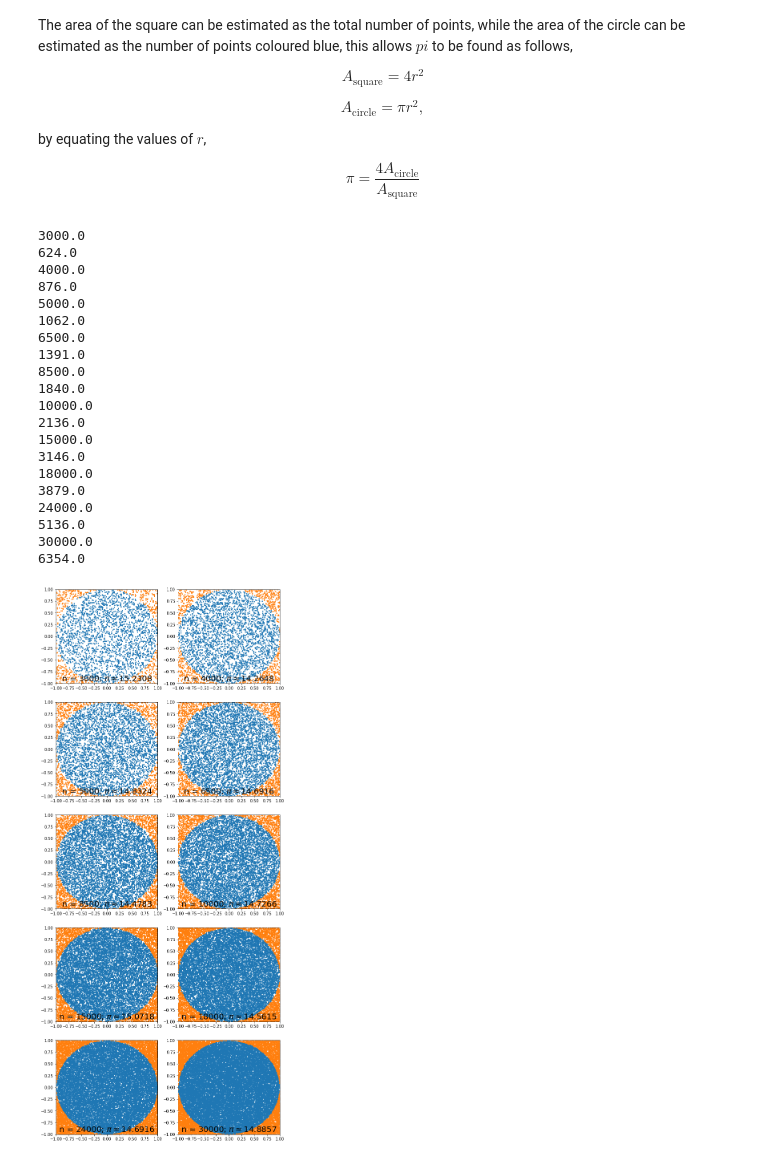
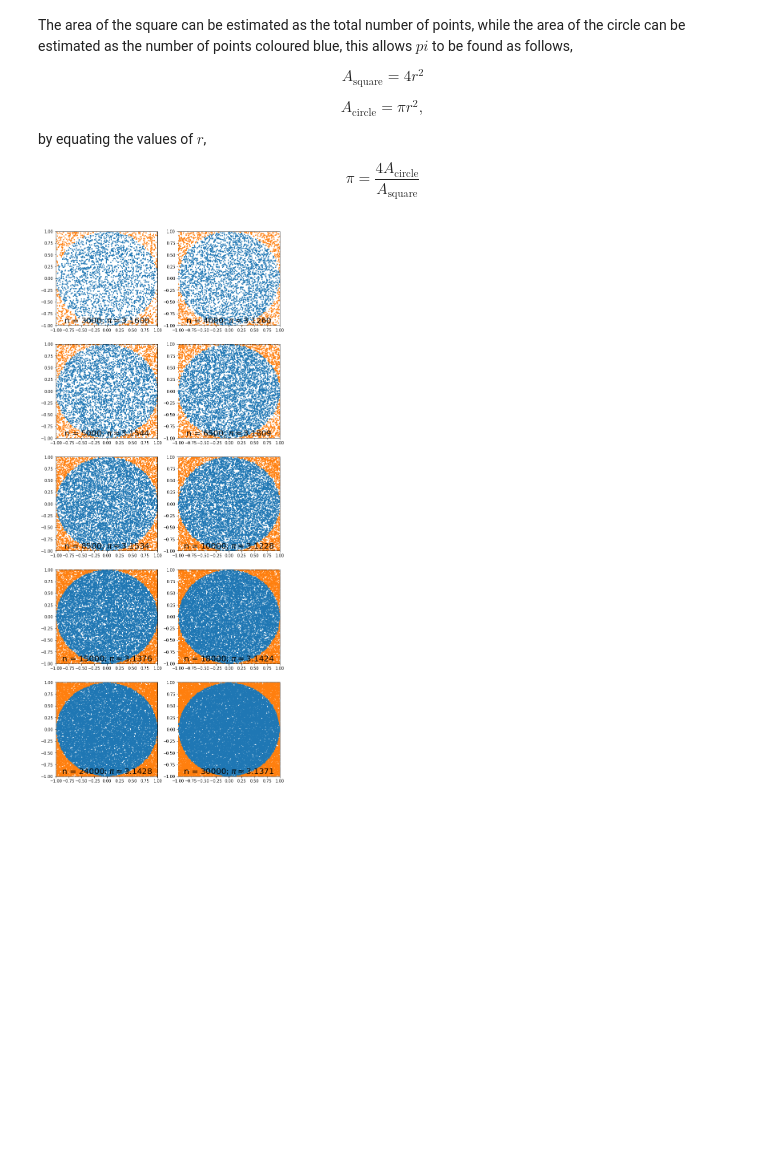
Before and after one commit to arm61/demos, a Jupyter notebook: monte_carlo.ipynb, the cells around one changed output. Drawn from its saved outputs; the diff is of its cells as text; code cells hidden in the pictures; blank space fills up the shorter version.

```diff
--- a/monte_carlo.ipynb
+++ b/monte_carlo.ipynb
@@ -36,41 +36,19 @@ def distance(a, b):
 # %%
 %matplotlib inline
 
 n_values = np.array([3000, 4000, 5000, 6500, 8500,
                      10000, 15000, 18000, 24000, 30000])
 plt.figure(figsize=(10, 25))
 gs = setup_plot()
 
 for i, n in enumerate(n_values):
     a = np.random.rand(n, 2) * 2 - 1
-    print(a.size/2)
 
     in_circle = a[np.where(distance(a, [0, 0]) < 1)]
     out_circle = a[np.where(distance(a, [0, 0]) >= 1)]
-    print(out_circle.size/2)
-    pi = in_circle.size/2 / (in_circle.sizeout_circle.size/2) * 4
+    pi = in_circle.shape[0] / n * 4
+
     plot(i, n, pi, in_circle, out_circle)
-
 plt.show()
 # %% [output]
-3000.0
-624.0
-4000.0
-876.0
-5000.0
-1062.0
-6500.0
-1391.0
-8500.0
-1840.0
-10000.0
-2136.0
-15000.0
-3146.0
-18000.0
-3879.0
-24000.0
-5136.0
-30000.0
-6354.0
-[figure, old version]
+[figure, new version]
```
